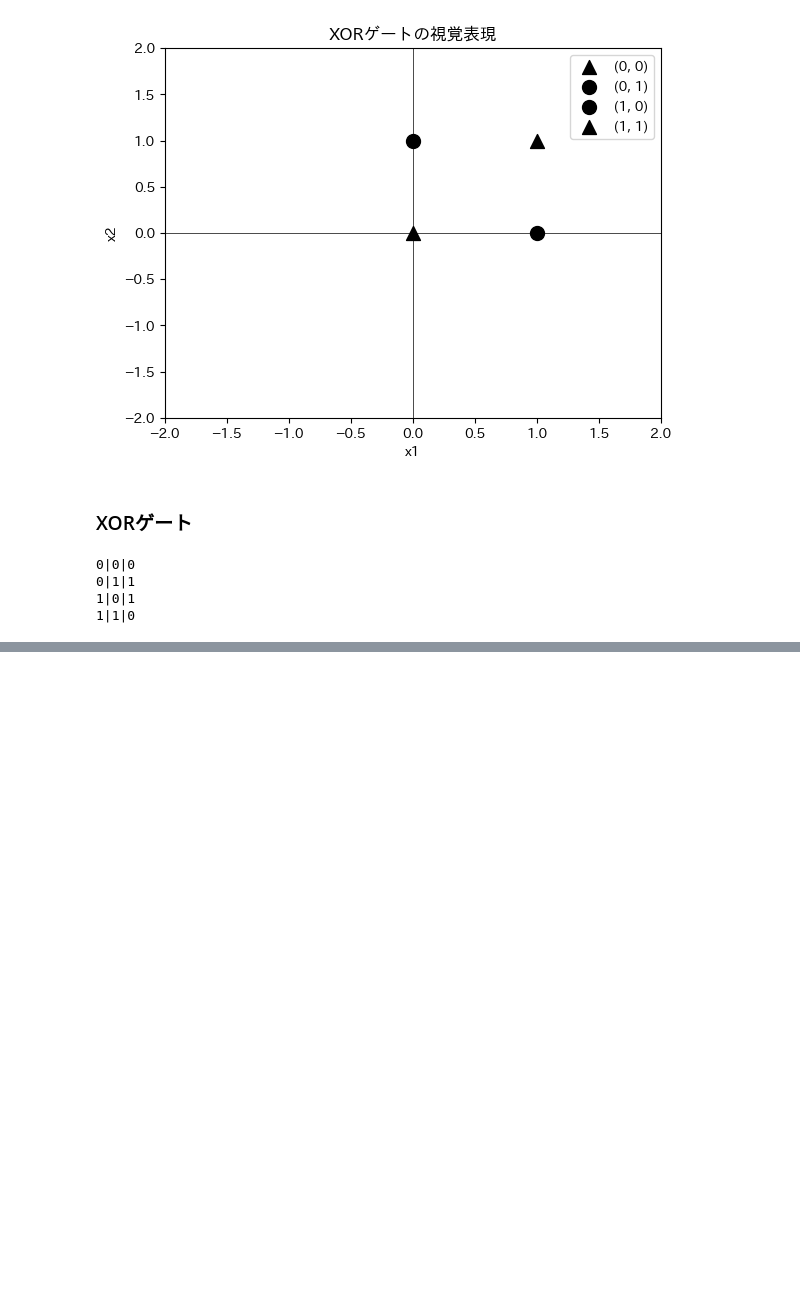
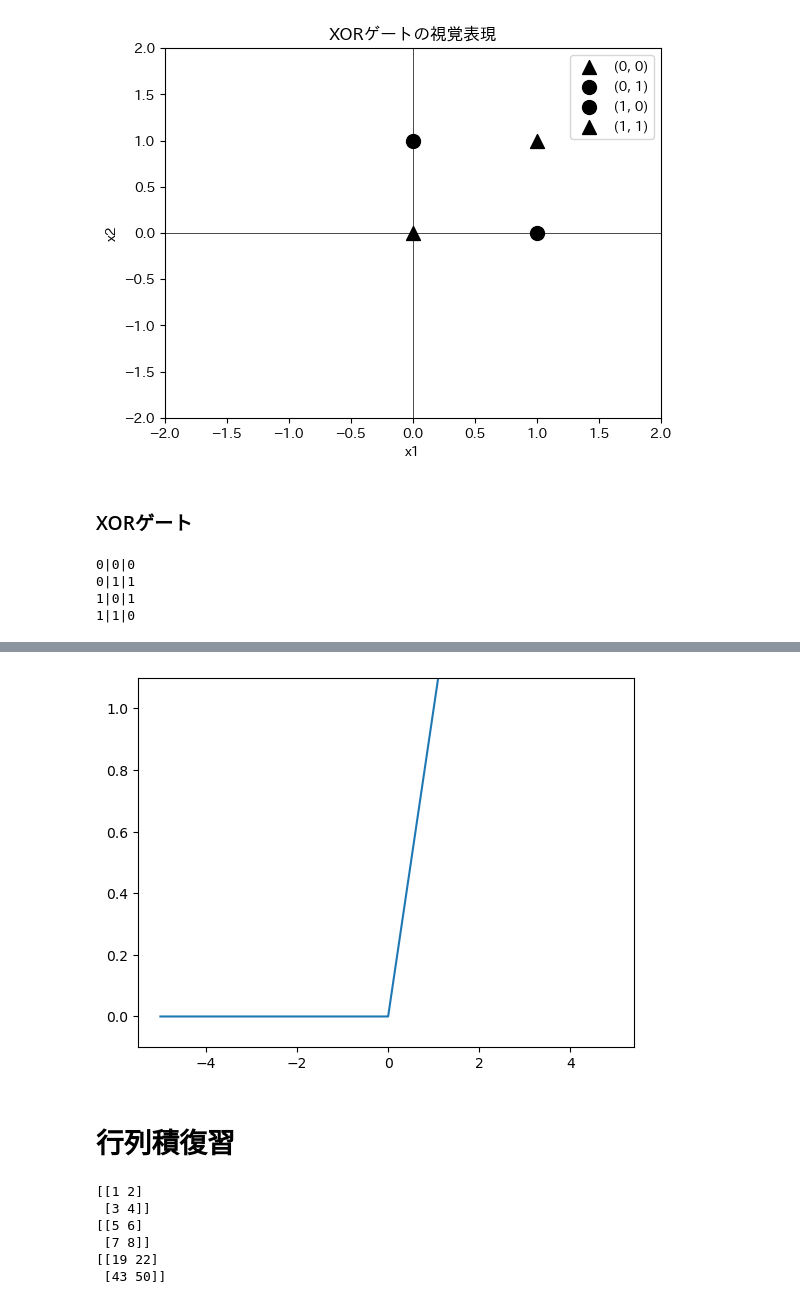
Before and after one commit to yoshiyuki-140/summer-camp-datadreamers-deeplearning, a Jupyter notebook: my-code/code-1.ipynb, the cells around one changed output, grey strips where cells are left out. Cells and saved outputs as stored; diff of their text form; code cells hidden in the pictures; blank space fills up the shorter version.

```diff
--- a/my-code/code-1.ipynb
+++ b/my-code/code-1.ipynb
@@ -323,0 +382,41 @@ logic_test(XOR)
+# %%
+# ReLU関数実装
+import numpy
+
+
+def relu(x):
+    """入力が0より大きい時はそのまま出力し、0以下ならば0を返却する"""
+    return numpy.maximum(0, x)
+# %%
+# ReLU関数可視化
+
+x = numpy.arange(-5.0, 5.0, 0.1)
+y = relu(x)
+pylab.plot(x, y)
+pylab.ylim(-0.1, 1.1)  # y軸の範囲を指定
+pylab.show()
+# %% [output]
+[figure, added]
+# %% [markdown]
+# 行列積復習
+# %%
+import numpy
+
+# 行列定義
+A = numpy.array([[1, 2], [3, 4]])
+B = numpy.array([[5, 6], [7, 8]])
+
+# 行列積
+result = numpy.dot(A, B)
+
+# 中身を確認
+print(A)
+print(B)
+print(result)
+# %% [output]
+[[1 2]
+ [3 4]]
+[[5 6]
+ [7 8]]
+[[19 22]
+ [43 50]]
```
Also changed, not shown: parts of 8 cells of this notebook, 2 other files.
